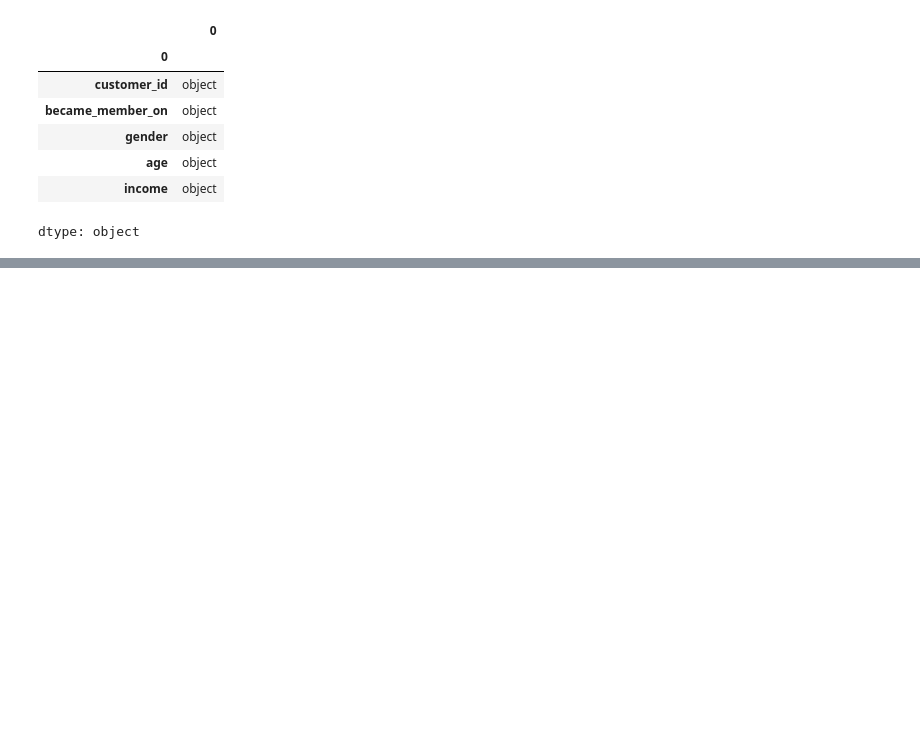
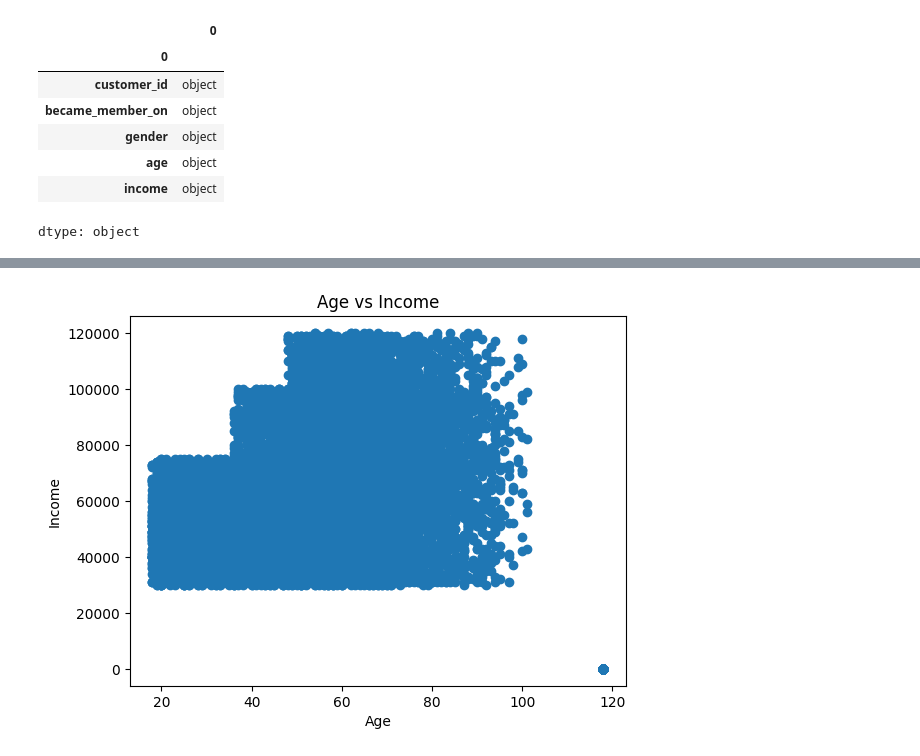
Before and after one commit to stevejj4/Customer-Reward-Analysis, a Jupyter notebook: Customers_EDA.ipynb, the cells around one changed output, grey strips where cells are left out. Saved outputs shown, nothing was run; the diff lists cells and outputs as text; code cells hidden in the pictures; blank space fills up the shorter version.

```diff
--- a/Customers_EDA.ipynb
+++ b/Customers_EDA.ipynb
@@ -74,0 +153,9 @@ df['income'] = pd.to_numeric(df['income'], errors='coerce').fillna(0).astype(flo
+# %%
+# Scatter plot to see age
+plt.scatter(df['age'], df['income'])
+plt.xlabel('Age')
+plt.ylabel('Income')
+plt.title('Age vs Income')
+plt.show()
+# %% [output]
+[figure, added]
```
Also changed, not shown: parts of 7 cells of this notebook.
